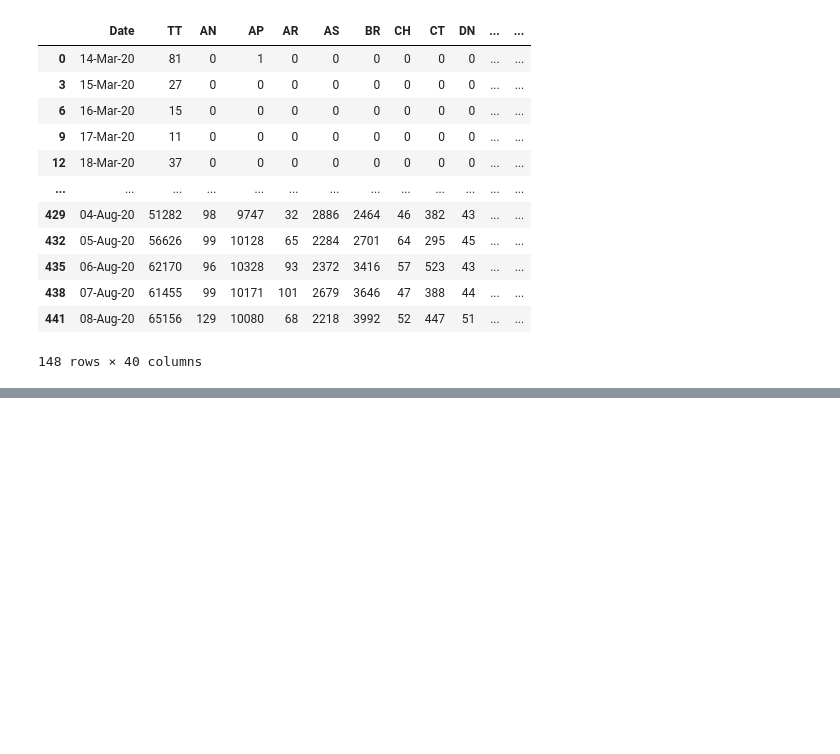
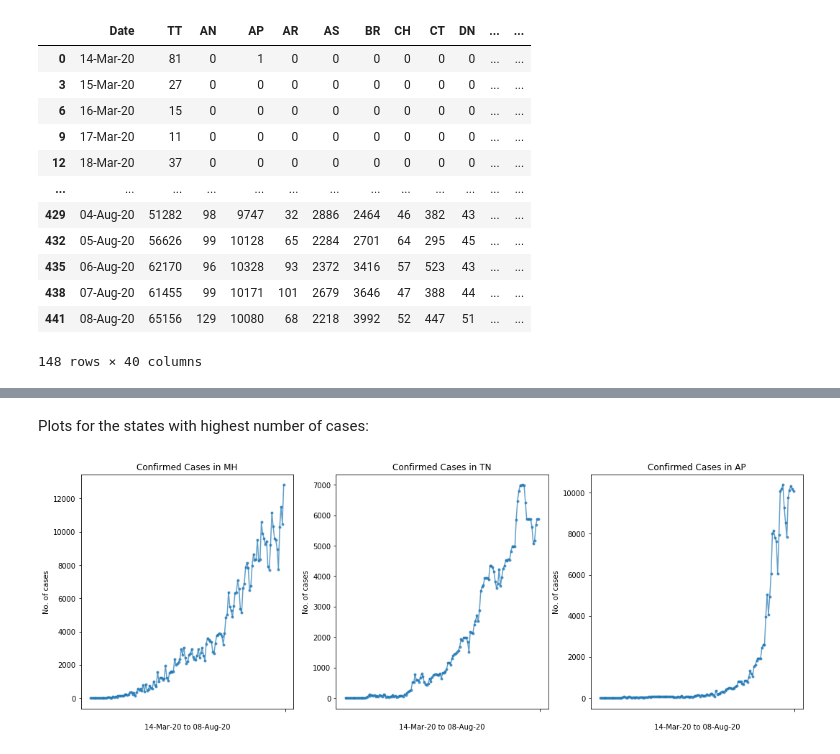
Before and after one commit to vai-bhav-m/DS-blog, a Jupyter notebook: _notebooks/2020-08-09-DailyUpdate.ipynb, the cells around one changed output, grey strips where cells are left out. Drawn from its saved outputs; the diff is of its cells as text; code cells hidden in the pictures; blank space fills up the shorter version.

```diff
--- a/_notebooks/2020-08-09-DailyUpdate.ipynb
+++ b/_notebooks/2020-08-09-DailyUpdate.ipynb
@@ -148,0 +151,20 @@ plt.ylabel('No. of cases');
+# %% [markdown]
+Plots for the states with highest number of cases:
+# %%
+#hide_input
+top_3 = sorted(df_cases.sum().values[1:], reverse=True)[1:4]
+top3_states=[]
+for i in top_3:
+    top3_states.append(df_cases.sum()[df_cases.sum() == i].index)
+
+
+fig, ax = plt.subplots(1,3,figsize = (18,6))
+for i in range(3):
+    state = top3_states[i].values[0]
+    ax[i].plot(df_cases['Date'], df_cases[state],'.-', alpha=0.7)
+    ax[i].set_title(f"Confirmed Cases in {state}")
+    ax[i].set_xticks(ticks=' ')
+    ax[i].set_xlabel(f'{df_cases.iloc[0][0]} to {df_cases.iloc[-1][0]}')
+    ax[i].set_ylabel('No. of cases');
+# %% [output]
+[figure, added]
```
Also changed, not shown: parts of 2 cells of this notebook.
